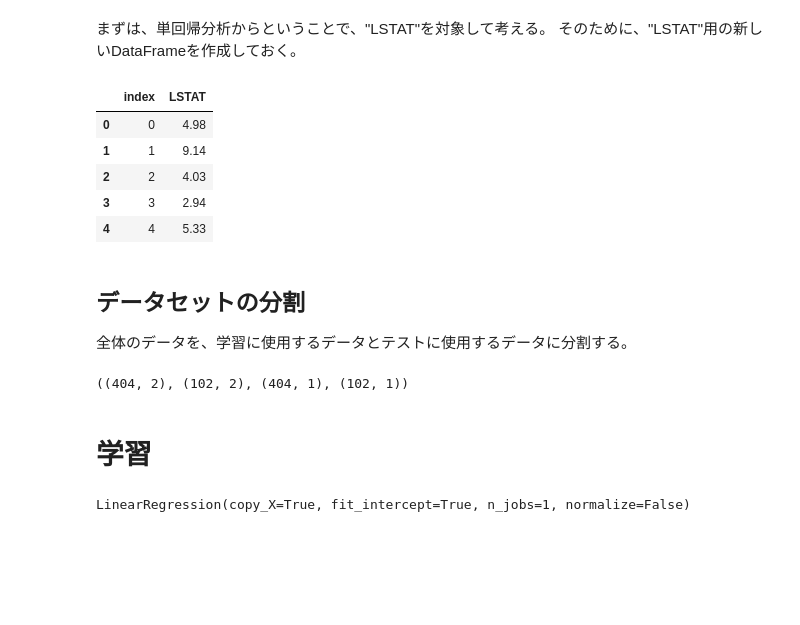
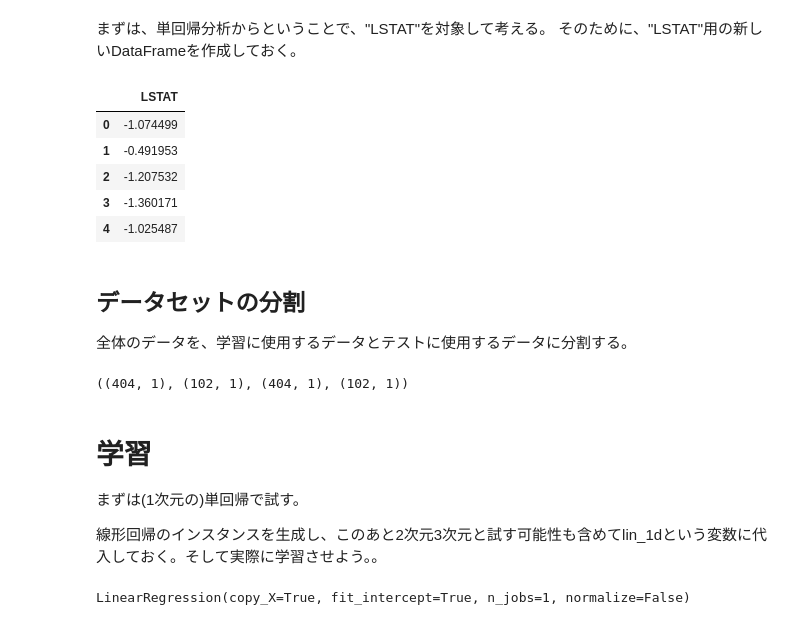
Before and after one commit to erdes/diveintocode-term0, a Jupyter notebook: Boston.ipynb, the cells around one changed output. Drawn from its saved outputs; the diff is of its cells as text; code cells hidden in the pictures; blank space fills up the shorter version.

```diff
--- a/Boston.ipynb
+++ b/Boston.ipynb
@@ -98,15 +155,15 @@ X.head()
 まずは、単回帰分析からということで、"LSTAT"を対象して考える。
 そのために、"LSTAT"用の新しいDataFrameを作成しておく。
 # %%
-X_LSTAT = X["LSTAT"].reset_index()
+X_LSTAT = X["LSTAT"].reset_index().drop(["index"],axis=1)
 X_LSTAT.head()
 # %% [output]
-|  | index | LSTAT |
-| 0 | 0 | 4.98 |
-| 1 | 1 | 9.14 |
-| 2 | 2 | 4.03 |
-| 3 | 3 | 2.94 |
-| 4 | 4 | 5.33 |
+|  | LSTAT |
+| 0 | -1.074499 |
+| 1 | -0.491953 |
+| 2 | -1.207532 |
+| 3 | -1.360171 |
+| 4 | -1.025487 |
 # %% [markdown]
 ## データセットの分割
 
@@ -117,9 +174,13 @@ y_train,y_test = train_test_split(y , test_size=0.2)
 
 X_train.shape, X_test.shape,y_train.shape,y_test.shape
 # %% [output]
-((404, 2), (102, 2), (404, 1), (102, 1))
+((404, 1), (102, 1), (404, 1), (102, 1))
-# %% [markdown]
-# 学習
+# %% [markdown]
+# 学習
+
+まずは(1次元の)単回帰で試す。
+
+線形回帰のインスタンスを生成し、このあと2次元3次元と試す可能性も含めてlin_1dという変数に代入しておく。そして実際に学習させよう。。
 # %%
 lin_1d = LinearRegression()
 lin_1d.fit(X_train,y_train)
```
Also changed, not shown: parts of 39 cells of this notebook.
